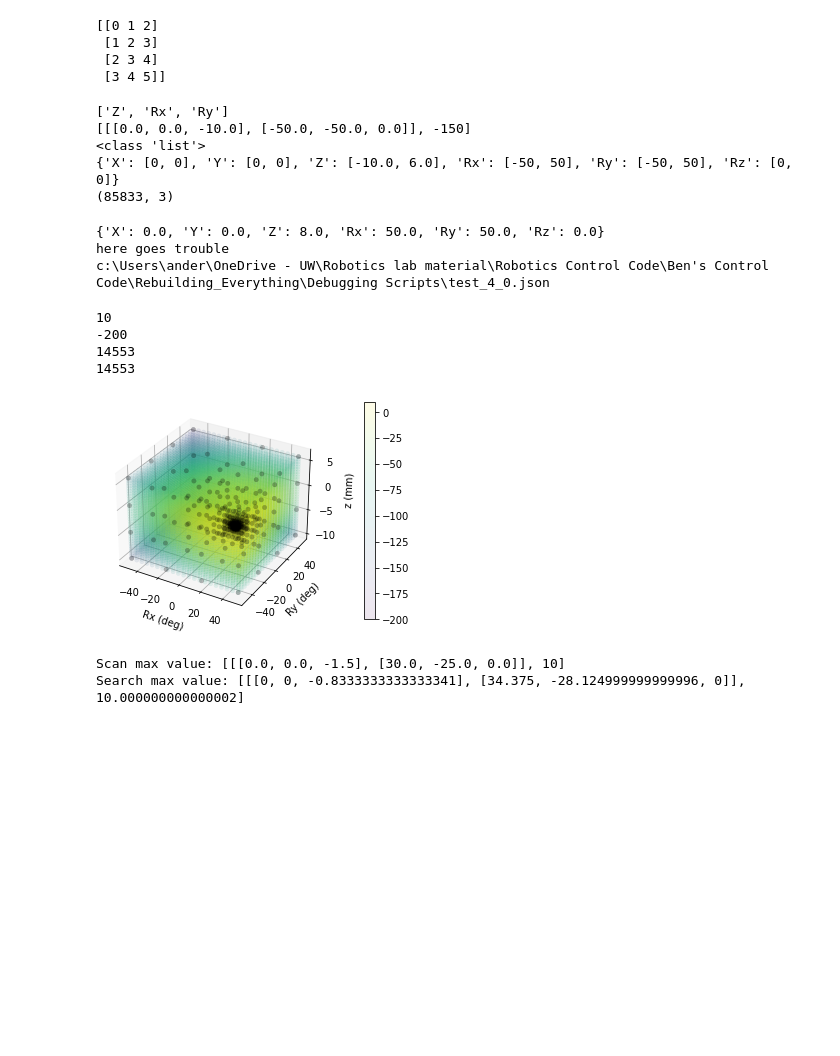
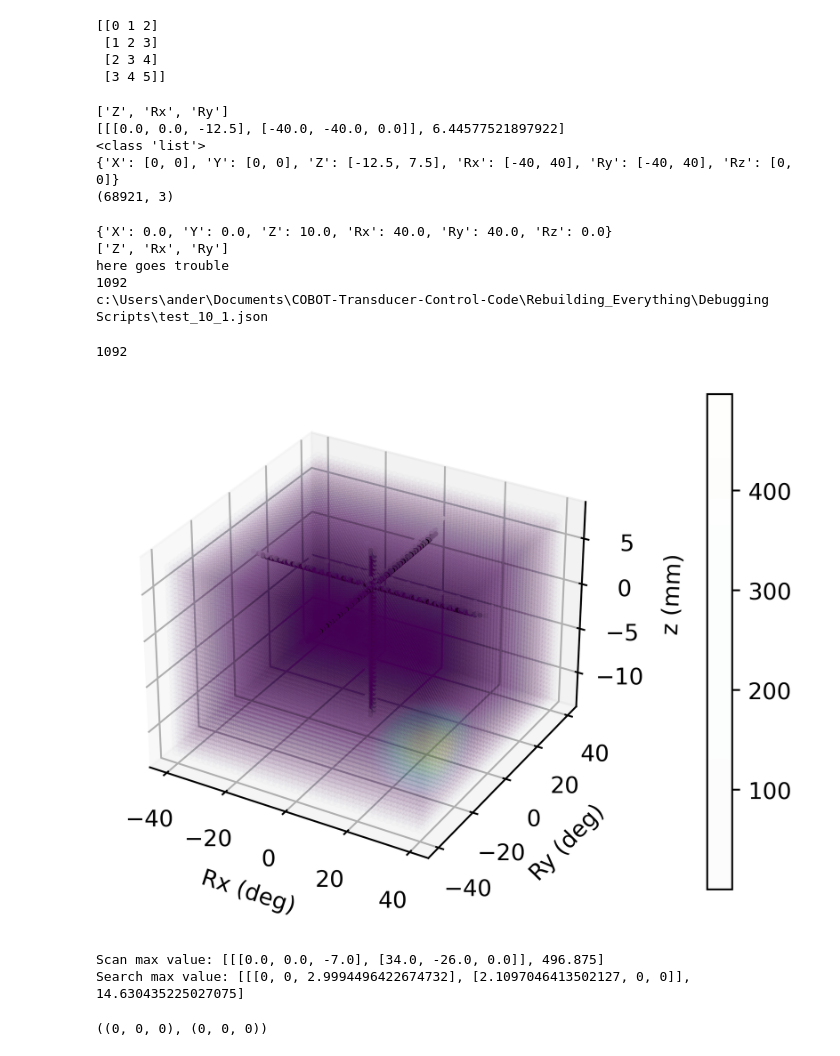
Before and after one commit to Benji-UW/COBOT-Transducer-Control-Code, a Jupyter notebook: Rebuilding_Everything/Debugging Scripts/scan_test.ipynb, the cells around one changed output. Drawn from its saved outputs; the diff is of its cells as text; code cells hidden in the pictures; blank space fills up the shorter version.

```diff
--- a/Rebuilding_Everything/Debugging Scripts/scan_test.ipynb
+++ b/Rebuilding_Everything/Debugging Scripts/scan_test.ipynb
@@ -37,8 +37,9 @@ print(points)
  [3 4 5]]
 # %%
 path = os.path.abspath('..\\')
-test_no = 4
-current_file = r"\Debugging Scripts\test_%s.json" % test_no
+test_no = 0
+# current_file = r"\Debugging Scripts\test_%s.json" % test_no
+current_file = r"\test_%s.json" % test_no
 
 # print(path)
 
@@ -73,10 +74,10 @@ print(np.shape(points))
 linInter = LinearNDInterpolator(points, mags)
 # %% [output]
 ['Z', 'Rx', 'Ry']
-[[[0.0, 0.0, -10.0], [-50.0, -50.0, 0.0]], -150]
+[[[0.0, 0.0, -12.5], [-40.0, -40.0, 0.0]], 6.44577521897922]
 <class 'list'>
-{'X': [0, 0], 'Y': [0, 0], 'Z': [-10.0, 6.0], 'Rx': [-50, 50], 'Ry': [-50, 50], 'Rz': [0, 0]}
-(85833, 3)
+{'X': [0, 0], 'Y': [0, 0], 'Z': [-12.5, 7.5], 'Rx': [-40, 40], 'Ry': [-40, 40], 'Rz': [0, 0]}
+(68921, 3)
 # %%
 r = dict()
 for DoF in r_o_m:
@@ -88,7 +89,8 @@ for p in point_mags:
     p_dict[(tuple(p[0][0]),tuple(p[0][1]))] = p[1]
 
 
-scanner = DivisionSearch(4, r['Z'], r['Rx'], r['Ry'])
+# scanner = DivisionSearch(4, r['Z'], r['Rx'], r['Ry'])
+scanner = Discrete_degree(r['Z'], r['Rx'], r['Ry'])
 
 p = scanner.next()
 
@@ -119,17 +121,23 @@ print(path + output_file)
 
 scanner.save_points(path + output_file)
 # %% [output]
-{'X': 0.0, 'Y': 0.0, 'Z': 8.0, 'Rx': 50.0, 'Ry': 50.0, 'Rz': 0.0}
+{'X': 0.0, 'Y': 0.0, 'Z': 10.0, 'Rx': 40.0, 'Ry': 40.0, 'Rz': 0.0}
+['Z', 'Rx', 'Ry']
 here goes trouble
-c:\Users\ander\OneDrive - UW\Robotics lab material\Robotics Control Code\Ben's Control Code\Rebuilding_Everything\Debugging Scripts\test_4_0.json
+1092
+c:\Users\ander\Documents\COBOT-Transducer-Control-Code\Rebuilding_Everything\Debugging Scripts\test_10_1.json
 # %%
 with open(path + output_file, 'r') as infile:
     json_data = json.load(infile)
 
 r_o_m = json_data["range of motion"]
-divisions = json_data["divisions"]
+# divisions = json_data["divisions"]
 point_mags_2 = json_data["points"]
 search_max = json_data["max_point"]
+
+print(len(point_mags_2))
+# %% [output]
+1092
 # %%
 Zs = []
 Rxs = []
@@ -144,47 +152,54 @@ for p in point_mags:
 
 ax = plt.axes(projection='3d')
 
-print(max(mags))
-print(min(mags))
+# print(max(mags))
+# print(min(mags))
 
 floor = min(mags)
 span = max(mags) - floor
 als = [round((i - floor) / (span * 2) * 256) for i in mags]
 als = [i / 256 for i in als]
-print(len(Rys))
-print(len(Rxs))
+# print(len(Rys))
+# print(len(Rxs))
 
-fig = ax.scatter(Rxs, Rys, Zs, c=mags, cmap='viridis', alpha=0.1, linewidth=0.25)
+fig = ax.scatter(Rxs, Rys, Zs, c=mags, cmap='viridis', alpha=0.01, linewidth=0.25)
 
 plt.colorbar(fig, pad=0.13)
 
 Zs = []
 Rxs = []
 Rys = []
 
 for p in point_mags_2:
     Zs.append(p[0][0][2])
     Rxs.append(p[0][1][0])
     Rys.append(p[0][1][1])
-fig = ax.scatter(Rxs, Rys, Zs, c='k', alpha=0.25, linewidth=0.25)
+
+fig = ax.scatter(Rxs, Rys, Zs, c=range(len(Zs)), cmap='binary', alpha=0.9, linewidth=0.25, s=4)
 
 ax.set_xlabel("Rx (deg)")
 ax.set_ylabel("Ry (deg)")
 ax.set_zlabel("z (mm)")
+
+plt.rcParams['figure.dpi'] = 500
 
 # plt.savefig("fullscan_render.jpg", dpi=400)
 plt.show()
 # plt.axes(projection = "3d")
 # plt.scatter(Rxs, Rys, Zs, c=mags, cmap='viridis', alpha=0.8, linewidth=0.5)
 
 
 print(f"Scan max value: {scan_max}")
 print(f"Search max value: {search_max}")
 # %% [output]
+[figure, new version]
-10
--200
-14553
-14553
+Scan max value: [[[0.0, 0.0, -7.0], [34.0, -26.0, 0.0]], 496.875]
+Search max value: [[[0, 0, 2.9994496422674732], [2.1097046413502127, 0, 0]], 14.630435225027075]
-[figure, old version]
-Scan max value: [[[0.0, 0.0, -1.5], [30.0, -25.0, 0.0]], 10]
-Search max value: [[[0, 0, -0.8333333333333341], [34.375, -28.124999999999996, 0]], 10.000000000000002]
+# %%
+current_best = [[0,0,0],[0,0,0]]
+
+# current_best[0][1] = 1
+
+print((tuple(current_best[0]),tuple(current_best[1])))
+# %% [output]
+((0, 0, 0), (0, 0, 0))
```
Also changed, not shown: parts of 1 cell of this notebook, 29 other files.
